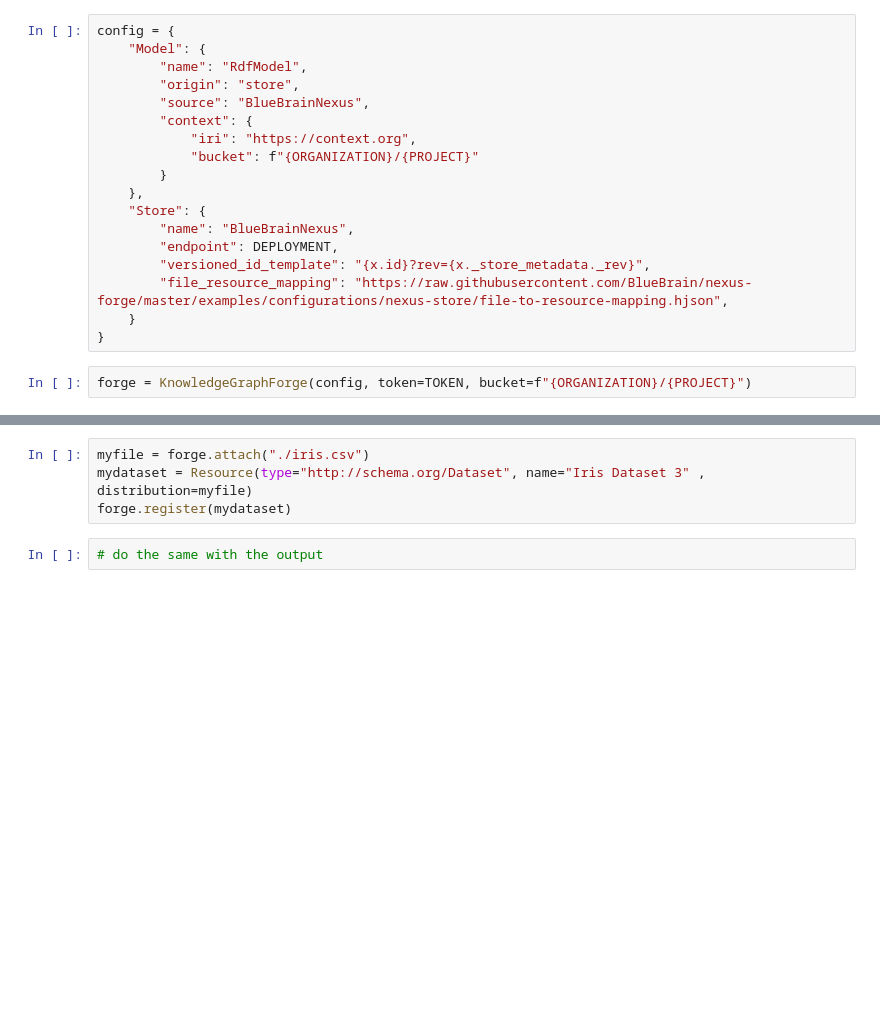
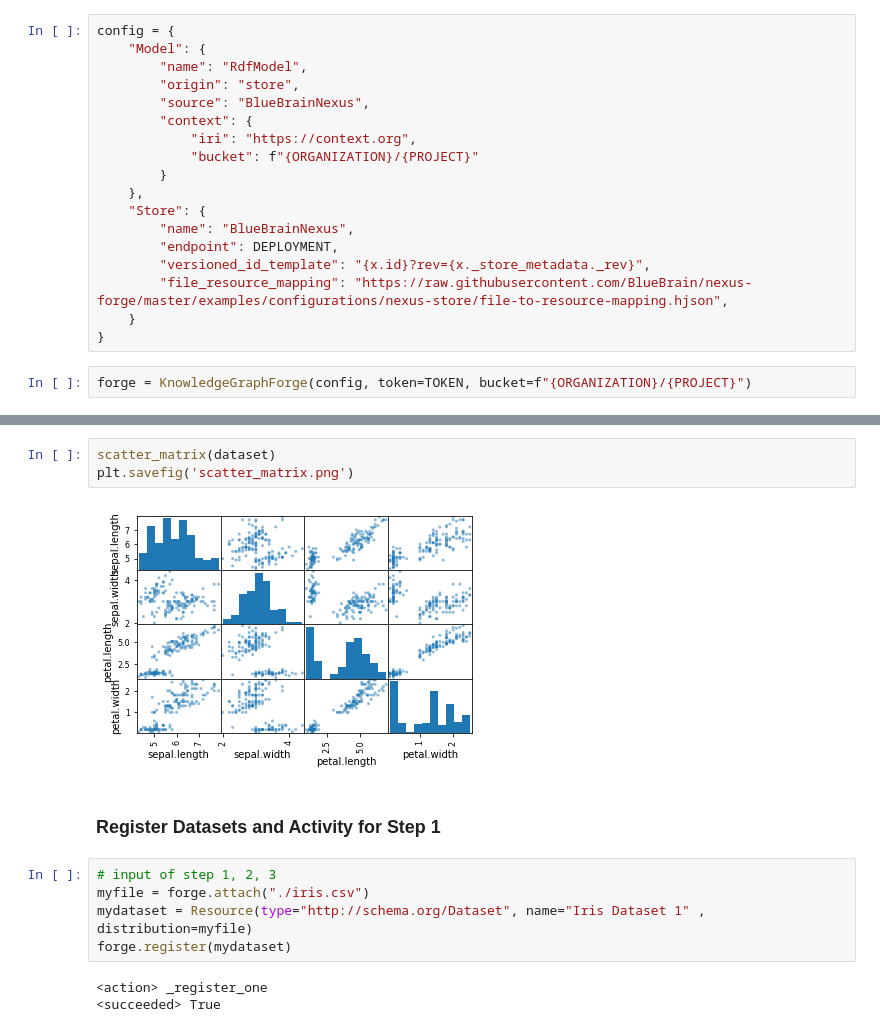
Before and after one commit to adulbrich/fusion-forge-demo, a Jupyter notebook: demo.ipynb, the cells around one changed output, grey strips where cells are left out. Saved outputs shown, nothing was run; the diff lists cells and outputs as text; blank space fills up the shorter version.

```diff
--- a/demo.ipynb
+++ b/demo.ipynb
@@ -64,6 +111,15 @@ forge = KnowledgeGraphForge(config, token=TOKEN, bucket=f"{ORGANIZATION}/{PROJEC
+# %%
+scatter_matrix(dataset)
+plt.savefig('scatter_matrix.png')
+# %% [output]
+[figure, added]
+# %% [markdown]
+### Register Datasets and Activity for Step 1
 # %%
+# input of step 1, 2, 3
 myfile = forge.attach("./iris.csv")
-mydataset = Resource(type="http://schema.org/Dataset", name="Iris Dataset 3" , distribution=myfile)
+mydataset = Resource(type="http://schema.org/Dataset", name="Iris Dataset 1" , distribution=myfile)
 forge.register(mydataset)
+# %% [output]
+<action> _register_one
+<succeeded> True
-# %%
-# do the same with the output
```
Also changed, not shown: parts of 40 cells of this notebook, 8 other files.
